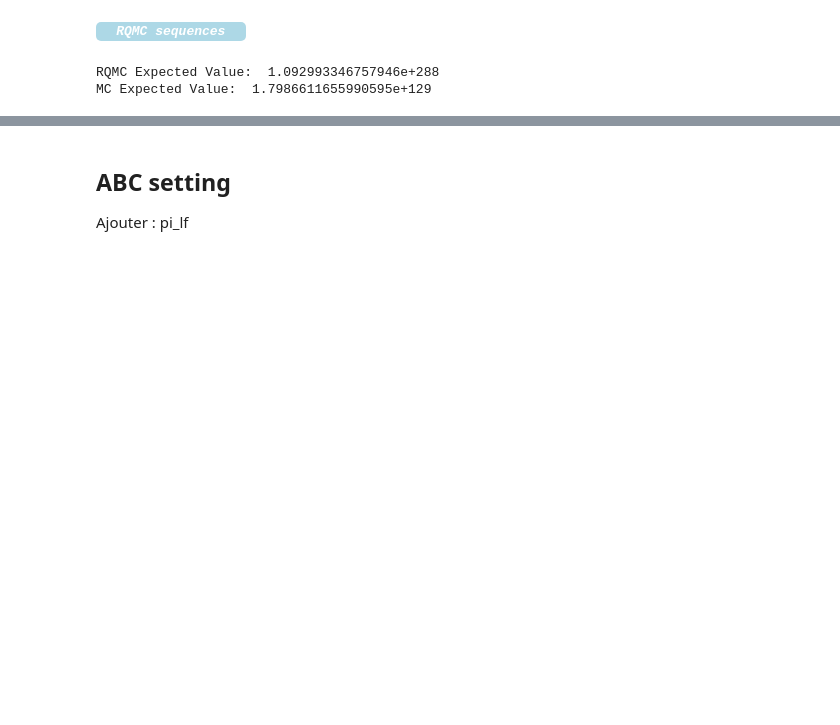
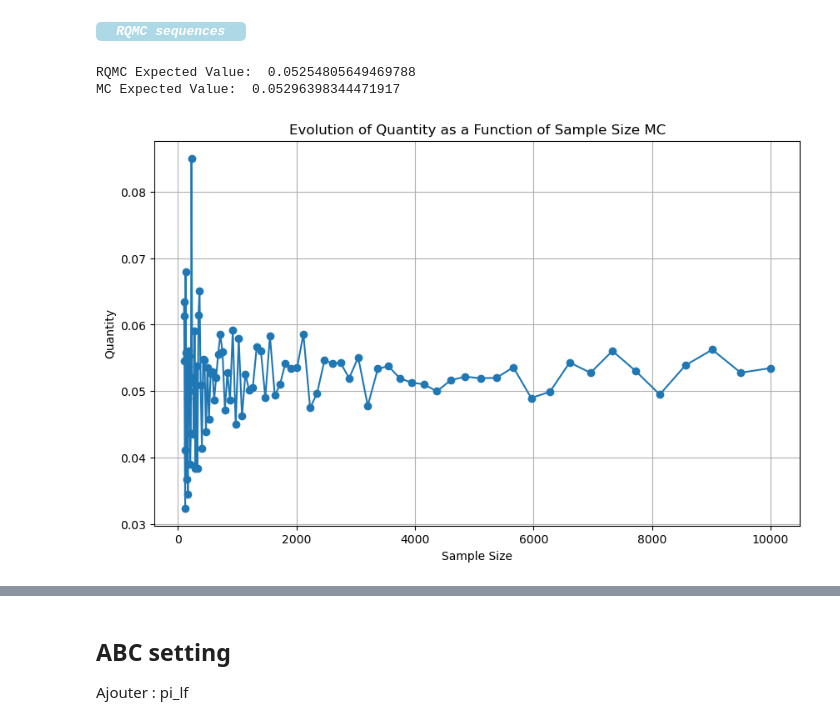
Before and after one commit to tpaquier/Projet_monte_carlo, a Jupyter notebook: Main .ipynb, the cells around one changed output, grey strips where cells are left out. Drawn from its saved outputs; the diff is of its cells as text; code cells hidden in the pictures; blank space fills up the shorter version.

```diff
--- a/Main .ipynb
+++ b/Main .ipynb
@@ -162,12 +162,37 @@ n=10000
 y_rqmc2 = alpha_stable_sample_RQMC_sobol(n,alpha=1.7, beta=0.9, gamma=10, delta=10)
 # %%
 # Apply function and calculate expectations
-expect_rqmc = np.mean(np.exp(-y_rqmc2))
-expect_mc = np.mean(np.exp(-y_obs))
+expect_rqmc = np.mean(np.exp(-np.abs(y_rqmc2)))
+expect_mc = np.mean(np.exp(-np.abs(y_obs)))
 
 # Display results
 print("RQMC Expected Value: ", expect_rqmc)
 print("MC Expected Value: ", expect_mc)
 # %% [output]
-RQMC Expected Value:  1.092993346757946e+288
-MC Expected Value:  1.7986611655990595e+129
+RQMC Expected Value:  0.05254805649469788
+MC Expected Value:  0.05296398344471917
+# %%
+def test_function(x):
+    return np.exp(-np.abs(x))
+def compute_estimate(samples):
+    evaluations = test_function(samples)
+    return np.mean(evaluations)
+# %%
+# Visualization of convergence
+sample_sizes = np.logspace(2, 4, 90).astype(int)
+quantites=[]
+for n in sample_sizes:
+    sample = generation(n,alpha=1.7, beta=0.9, gamma=10, delta=10)
+    quantite = compute_estimate(sample)
+    quantites.append(quantite)
+# %%
+# Create the plot
+plt.figure(figsize=(10, 6))
+plt.plot(sample_sizes, quantites, marker='o')
+plt.title('Evolution of Quantity as a Function of Sample Size MC')
+plt.xlabel('Sample Size')
+plt.ylabel('Quantity')
+plt.grid(True)
+plt.show()
+# %% [output]
+[figure, added]
```
Also changed, not shown: parts of 3 cells of this notebook.
